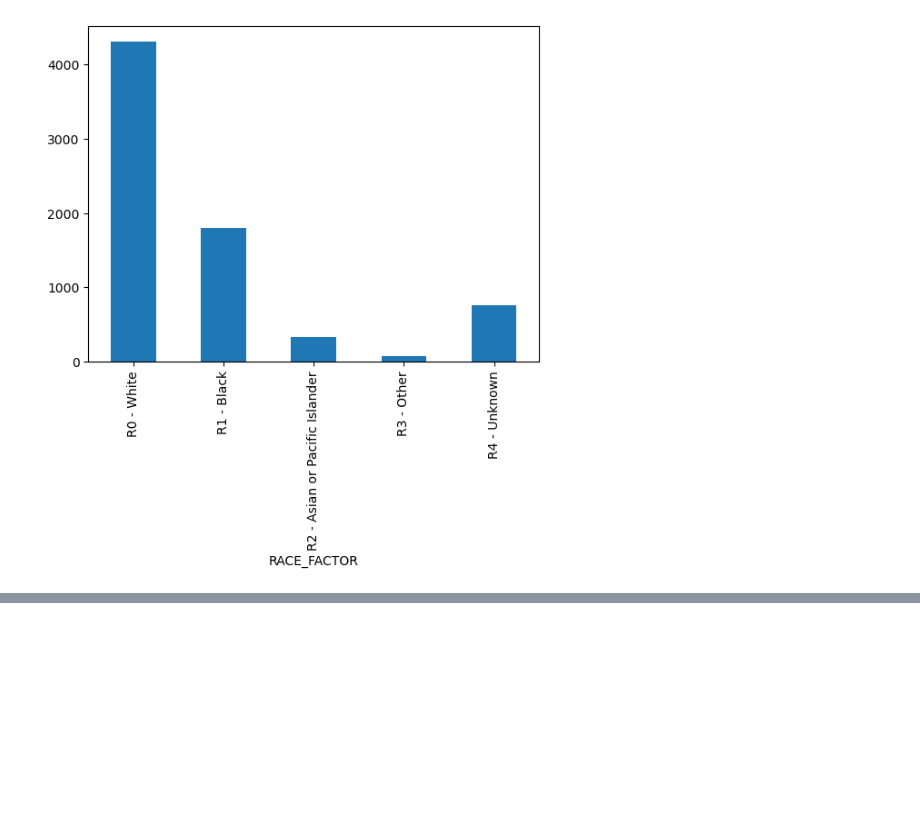
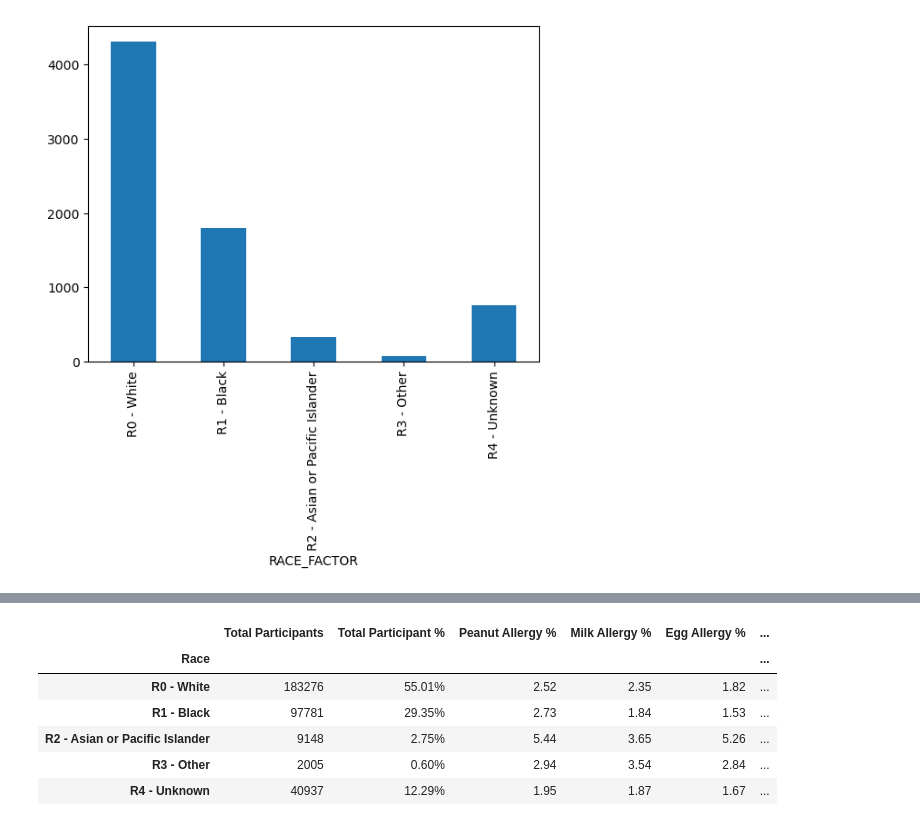
Before and after one commit to leahkrause/project_1, a Jupyter notebook: Allergy.ipynb, the cells around one changed output, grey strips where cells are left out. Saved outputs shown, nothing was run; the diff lists cells and outputs as text; code cells hidden in the pictures; blank space fills up the shorter version.

```diff
--- a/Allergy.ipynb
+++ b/Allergy.ipynb
@@ -277,0 +479,16 @@ Text(0.5, 1.0, 'Number of kids with a Milk Sensitivity')
+# %%
+#get stats for soy
+soy_white = round(soy_df_clean[soy_df_clean['RACE_FACTOR']=='R0 - White'].count()['SUBJECT_ID']/total_white*100,2)
+soy_black = round(soy_df_clean[soy_df_clean['RACE_FACTOR']=='R1 - Black'].count()['SUBJECT_ID']/total_black*100,2)
+soy_asian = round(soy_df_clean[soy_df_clean['RACE_FACTOR']=='R2 - Asian or Pacific Islander'].count()['SUBJECT_ID']/total_asian*100,2)
+soy_other = round(soy_df_clean[soy_df_clean['RACE_FACTOR']=='R3 - Other'].count()['SUBJECT_ID']/total_other*100,2)
+soy_unknown = round(soy_df_clean[soy_df_clean['RACE_FACTOR']=='R4 - Unknown'].count()['SUBJECT_ID']/total_unknown*100,2)
+soy_percentages = [soy_white,soy_black,soy_asian,soy_other,soy_unknown]
+# %%
+#get stats for fish
+fish_white = round(fish_df_clean[fish_df_clean['RACE_FACTOR']=='R0 - White'].count()['SUBJECT_ID']/total_white*100,2)
+fish_black = round(fish_df_clean[fish_df_clean['RACE_FACTOR']=='R1 - Black'].count()['SUBJECT_ID']/total_black*100,2)
+fish_asian = round(fish_df_clean[fish_df_clean['RACE_FACTOR']=='R2 - Asian or Pacific Islander'].count()['SUBJECT_ID']/total_asian*100,2)
+fish_other = round(fish_df_clean[fish_df_clean['RACE_FACTOR']=='R3 - Other'].count()['SUBJECT_ID']/total_other*100,2)
+fish_unknown = round(fish_df_clean[fish_df_clean['RACE_FACTOR']=='R4 - Unknown'].count()['SUBJECT_ID']/total_unknown*100,2)
+fish_percentages = [fish_white,fish_black,fish_asian,fish_other,fish_unknown]
@@ -277,0 +503,24 @@ Text(0.5, 1.0, 'Number of kids with a Milk Sensitivity')
+# %%
+race_df["Peanut Allergy %"] = peanut_percentages
+race_df["Milk Allergy %"] = milk_percentages
+race_df["Egg Allergy %"] = egg_percentages
+race_df["Shellfish Allergy %"] = shellfish_percentages
+race_df["Soy Allergy %"] = soy_percentages
+race_df["Fish Allergy %"] = fish_percentages
+race_df["Wheat Allergy %"] = wheat_percentages
+#race_df["Peanut Allergy %"] = race_df["Peanut Allergy %"].map("{:,.2f}%".format)
+#race_df["Milk Allergy %"] = race_df["Milk Allergy %"].map("{:,.2f}%".format)
+#race_df["Egg Allergy %"] = race_df["Egg Allergy %"].map("{:,.2f}%".format)
+#race_df["Shellfish Allergy %"] = race_df["Shellfish Allergy %"].map("{:,.2f}%".format)
+#race_df["Soy Allergy %"] = race_df["Soy Allergy %"].map("{:,.2f}%".format)
+#race_df["Fish Allergy %"] = race_df["Fish Allergy %"].map("{:,.2f}%".format)
+#race_df["Wheat Allergy %"] = race_df["Wheat Allergy %"].map("{:,.2f}%".format)
+race_df
+# %% [output]
+|  | Total Participants | Total Participant % | Peanut Allergy % | Milk Allergy % | Egg Allergy % | ... |
+| Race |  |  |  |  |  | ... |
+| R0 - White | 183276 | 55.01% | 2.52 | 2.35 | 1.82 | ... |
+| R1 - Black | 97781 | 29.35% | 2.73 | 1.84 | 1.53 | ... |
+| R2 - Asian or Pacific Islander | 9148 | 2.75% | 5.44 | 3.65 | 5.26 | ... |
+| R3 - Other | 2005 | 0.60% | 2.94 | 3.54 | 2.84 | ... |
+| R4 - Unknown | 40937 | 12.29% | 1.95 | 1.87 | 1.67 | ... |
```
Also changed, not shown: parts of 28 cells of this notebook, 3 other files.
